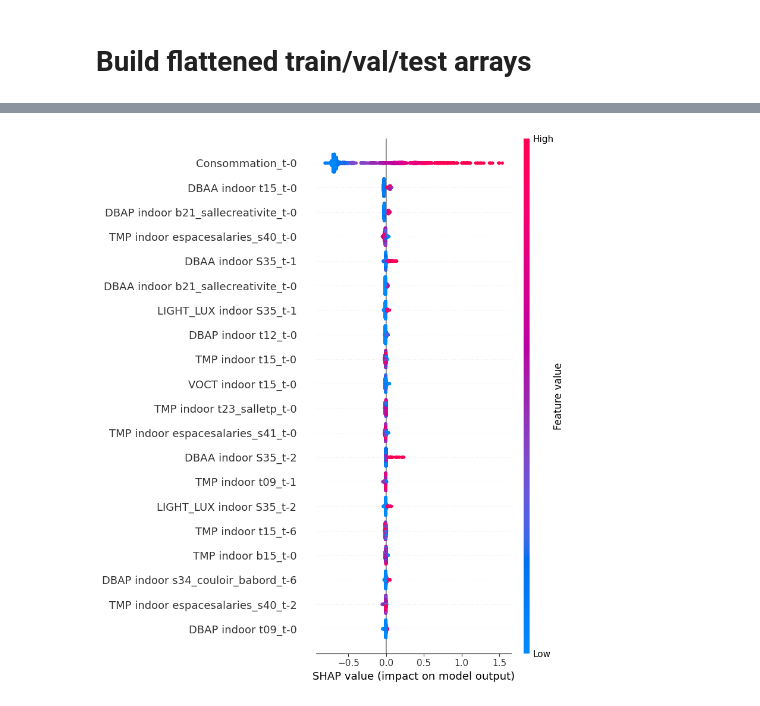
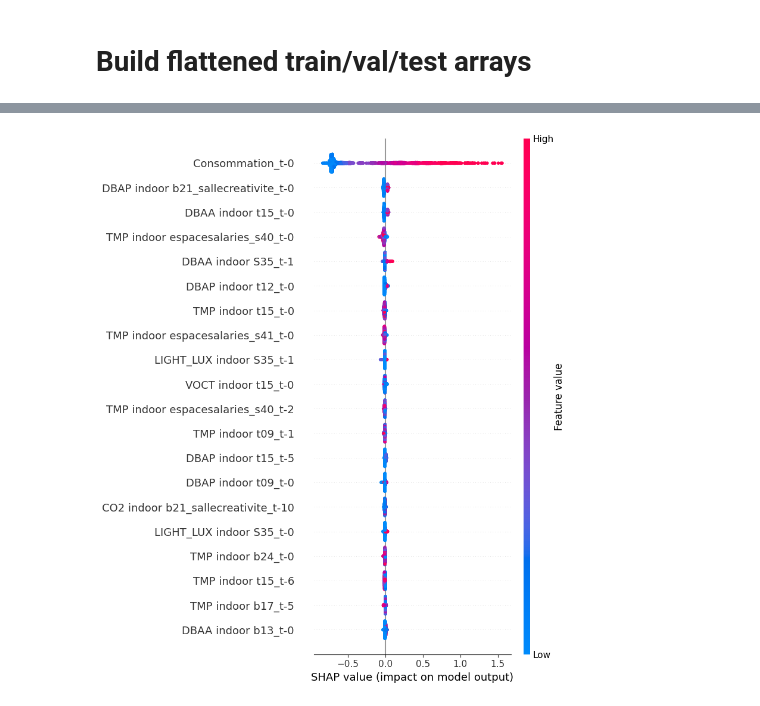
Before and after one commit to TheoTsio/XAI_Energy_Consumption_Prediction, a Jupyter notebook: notebooks/training_xgboost.ipynb, the cells around one changed output, grey strips where cells are left out. Saved outputs shown, nothing was run; the diff lists cells and outputs as text; code cells hidden in the pictures.

Commit message:
readme change and shap for group of timesteps

```diff
--- a/notebooks/training_xgboost.ipynb
+++ b/notebooks/training_xgboost.ipynb
@@ -28,11 +24,15 @@ from sklearn.metrics import mean_absolute_error, mean_squared_error, r2_score
 # 1. Load data
 # ---------------------------------------------------------
 set_seed(42)
-merged_building_df = pd.read_csv('/home/theo/Desktop/CESI_DUTh/XAI_Energy_Consumption_Prediction/Data/merged_sud_with_power.csv')
+merged_building_df = pd.read_csv('/home/theo/Desktop/CESI_DUTh/XAI_Energy_Consumption_Prediction/Data/merged_nord_with_power.csv')
 
 metric_datasets = extract_metric_datasets(merged_building_df)
 co2_df = metric_datasets.get('CO2 indoor')
 humidity_df = metric_datasets.get('HUM indoor')
 temp_df = metric_datasets.get('TMP indoor')
+voct_df = metric_datasets.get('VOCT indoor')
+dbaa_df = metric_datasets.get('DBAA indoor')
+light_lux_df = metric_datasets.get('LIGHT_LUX indoor')
+occupancy_rate_df = metric_datasets.get('OCCUPANCY_RATE indoor')
 
 df = merged_building_df
@@ -123,9 +127,9 @@ len(flat_feature_names): 2641
 # %%
-# # ---------------------------------------------------------
-# # 5. Train XGBoost
-# # ---------------------------------------------------------
-# model = xgb.XGBRegressor(n_estimators=500, max_depth=6, learning_rate=0.05, random_state=42)
-# model.fit(X_train, y_train)
+# ---------------------------------------------------------
+# 5. Train XGBoost
+# ---------------------------------------------------------
+model = xgb.XGBRegressor(n_estimators=500, max_depth=6, learning_rate=0.05, random_state=42)
+model.fit(X_train, y_train)
 
 # # ---------------------------------------------------------
 # # 5. Train Gradient Boosting Regressor
@@ -140,9 +144,9 @@ len(flat_feature_names): 2641
 # model.fit(X_train, y_train)
 
 
-# ---------------------------------------------------------
-# 5. Train LightGBM Regressor
-# ---------------------------------------------------------
+# # ---------------------------------------------------------
+# # 5. Train LightGBM Regressor
+# # ---------------------------------------------------------
 
 # import lightgbm as lgb
 
@@ -155,11 +159,12 @@ len(flat_feature_names): 2641
 # )
 # model.fit(X_train, y_train)
 
-# ---------------------------------------------------------
-# 5. Train Linear Regression
-# ---------------------------------------------------------
-from sklearn.linear_model import LinearRegression
 
-model = LinearRegression()
-model.fit(X_train, y_train)
+# # # ---------------------------------------------------------
+# # # 5. Train Linear Regression
+# # # ---------------------------------------------------------
+# # from sklearn.linear_model import LinearRegression
+
+# # model = LinearRegression()
+# # model.fit(X_train, y_train)
 # %% [output]
@@ -239,4 +370,9 @@ DBAA indoor b21_sallecreativite_t-0       0.011347
 # %%
-shap.summary_plot(shap_values, features=X_test, feature_names=flat_feature_names, max_display=20, show=True)
+import matplotlib.pyplot as plt
+
+shap.summary_plot(shap_values, features=X_test, feature_names=flat_feature_names, max_display=20, show=False)
+plt.savefig("shap_summary_plot.pdf", format="pdf", bbox_inches="tight")
+plt.show()   # optional: still display it inline in the notebook
+plt.close()  # free the figure
 # %% [output]
-[figure, old version]
+[figure, new version]
```
Also changed, not shown: parts of 13 cells of this notebook, 9 other files.
